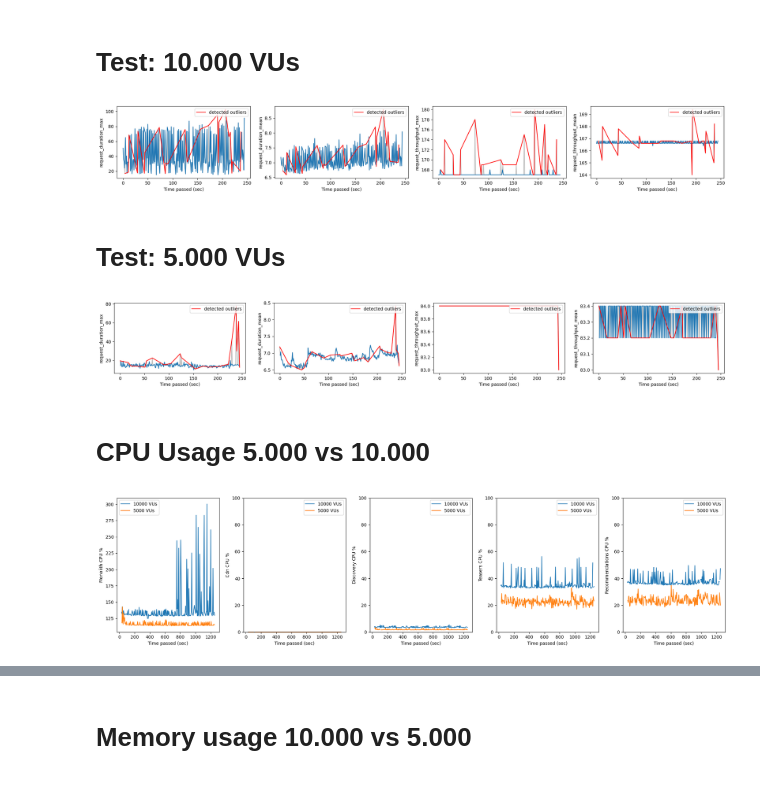
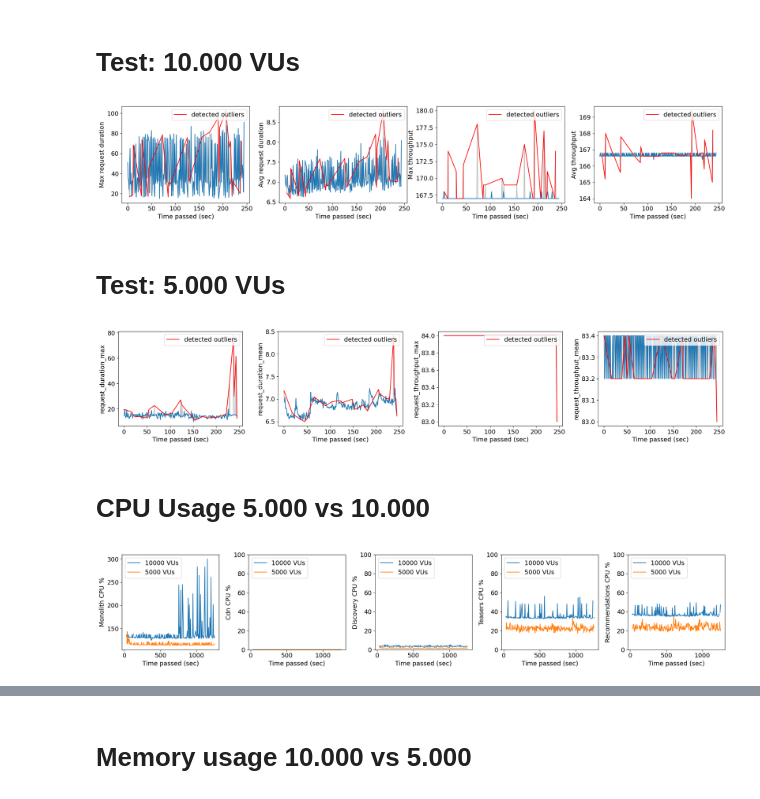
Before and after one commit to Aukevanoost/migrating-stateful-monoliths-to-microfrontends, a Jupyter notebook: analytics/notebooks/server/ssrh/docker.ipynb, the cells around one changed output, grey strips where cells are left out. Drawn from its saved outputs; the diff is of its cells as text; code cells hidden in the pictures.

```diff
--- a/analytics/notebooks/server/ssrh/docker.ipynb
+++ b/analytics/notebooks/server/ssrh/docker.ipynb
@@ -3,6 +3,7 @@ import pandas as pd;
 import matplotlib.pyplot as plt
 from sklearn.ensemble import IsolationForest
 
+plt.rcParams.update({'font.size': 14})
 pd.set_option('display.float_format', lambda x: '%.2f' % x)
 path = '../../../../k6/results/ssrh/'
 
@@ -20,7 +21,7 @@ def detect_outliers(df, features, contamination=0.1):
     outliers = clf.fit_predict(df[features])
     return outliers == 1
 
-def graph_row(plot_func, dataset, features, height=3, width=20):
+def graph_row(plot_func, dataset, features, height=4, width=20):
     cols = len(features)
     fig, axes = plt.subplots(ncols=cols, figsize=(width, height))
     plt.subplots_adjust(hspace=0.3, wspace=0.3, top=0.95, bottom=0.05)
@@ -43,20 +44,23 @@ dirty_df = dirty_df[dirty_df['timestamp'] >= 30].dropna(subset=[*duration, *thro
 mask = detect_outliers(dirty_df, [*duration, *throughput])
 df_10000 = dirty_df[mask].copy().reset_index(drop=True)
 # %%
+
+ylabel = ['Max request duration', 'Avg request duration', 'Max throughput', 'Avg throughput']
+
 def plot_outliers(_df, f, loc, idx):
     loc.plot(_df[f], color='gray', alpha=0.5)
     loc.plot(_df[f][mask])
     loc.plot(_df[f][~mask], label='detected outliers', color='red')
 
-    loc.set_ylabel(f'request_{f}')
+    loc.set_ylabel(ylabel[idx])
     loc.set_xlabel('Time passed (sec)')
     loc.legend(loc="upper right")
 
 graph_row(plot_outliers, dirty_df, ['duration_max','duration_mean','throughput_max','throughput_mean',])
 plt.tight_layout()
 plt.show()
 # %% [output]
-[figure, old version]
+[figure, new version]
 # %% [markdown]
 # Test: 5.000 VUs
 # %%
@@ -84,11 +88,11 @@ graph_row(plot_outliers, dirty_df, ['duration_max','duration_mean','throughput_m
 plt.tight_layout()
 plt.show()
 # %% [output]
-[figure, old version]
+[figure, new version]
 # %% [markdown]
 # CPU Usage    5.000 vs 10.000
 # %%
-fig, axes = plt.subplots(nrows=1, ncols=len(services), figsize=(20, 5))
+fig, axes = plt.subplots(nrows=1, ncols=len(services), figsize=(20, 4))
 
 # Memory usage line graph
 for i, s in enumerate(services):
@@ -97,13 +101,14 @@ for i, s in enumerate(services):
 
     axes[i].set_xlabel('Time passed (sec)')
     axes[i].set_ylabel(f'{s.capitalize()} CPU %')
-    axes[i].legend()
+    axes[i].legend(loc="upper left")
     if i != 0:
         axes[i].set_ylim(bottom=0,top=100)
+
 plt.tight_layout()
 plt.show()
 # %% [output]
-[figure, old version]
+[figure, new version]
 # %%
 fig, axes = plt.subplots(nrows=1, ncols=len(services), figsize=(20, 5))
 
```
Also changed, not shown: parts of 3 cells of this notebook, 7 other files.
